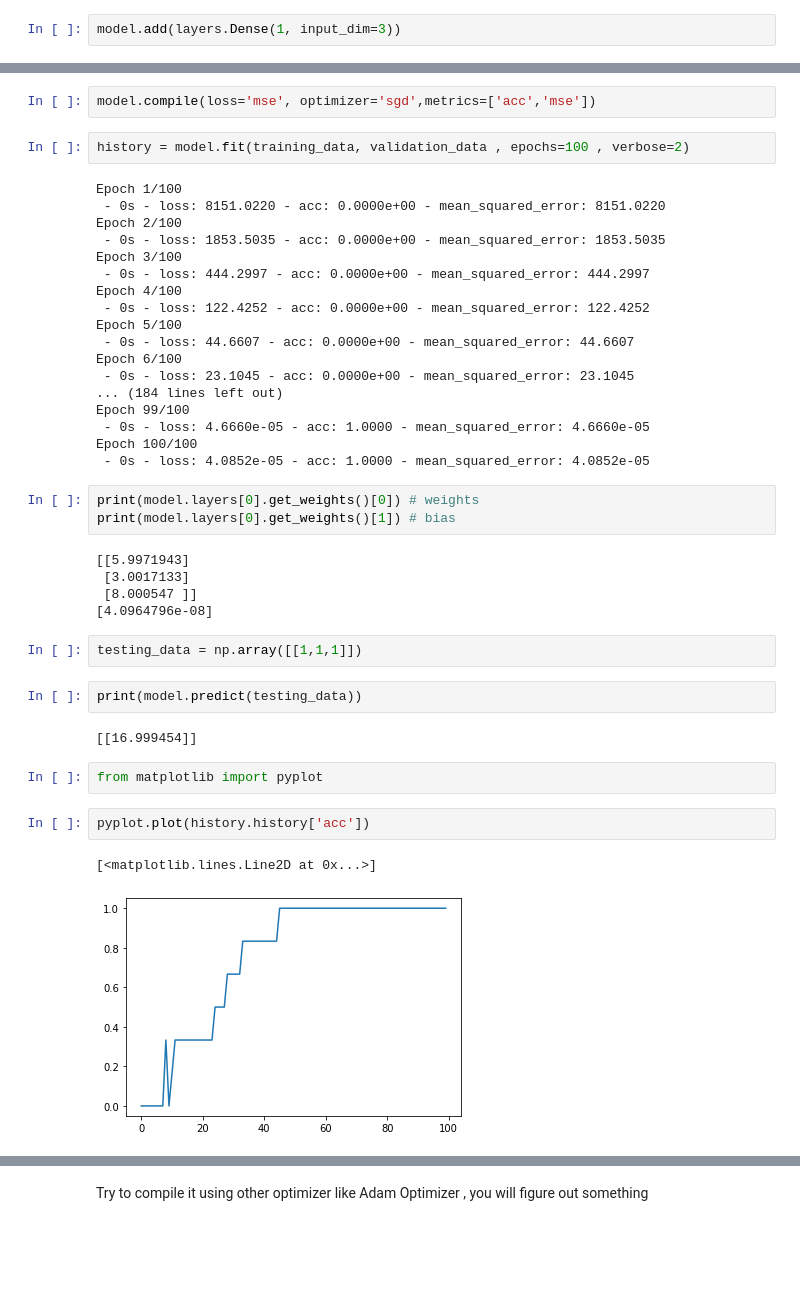
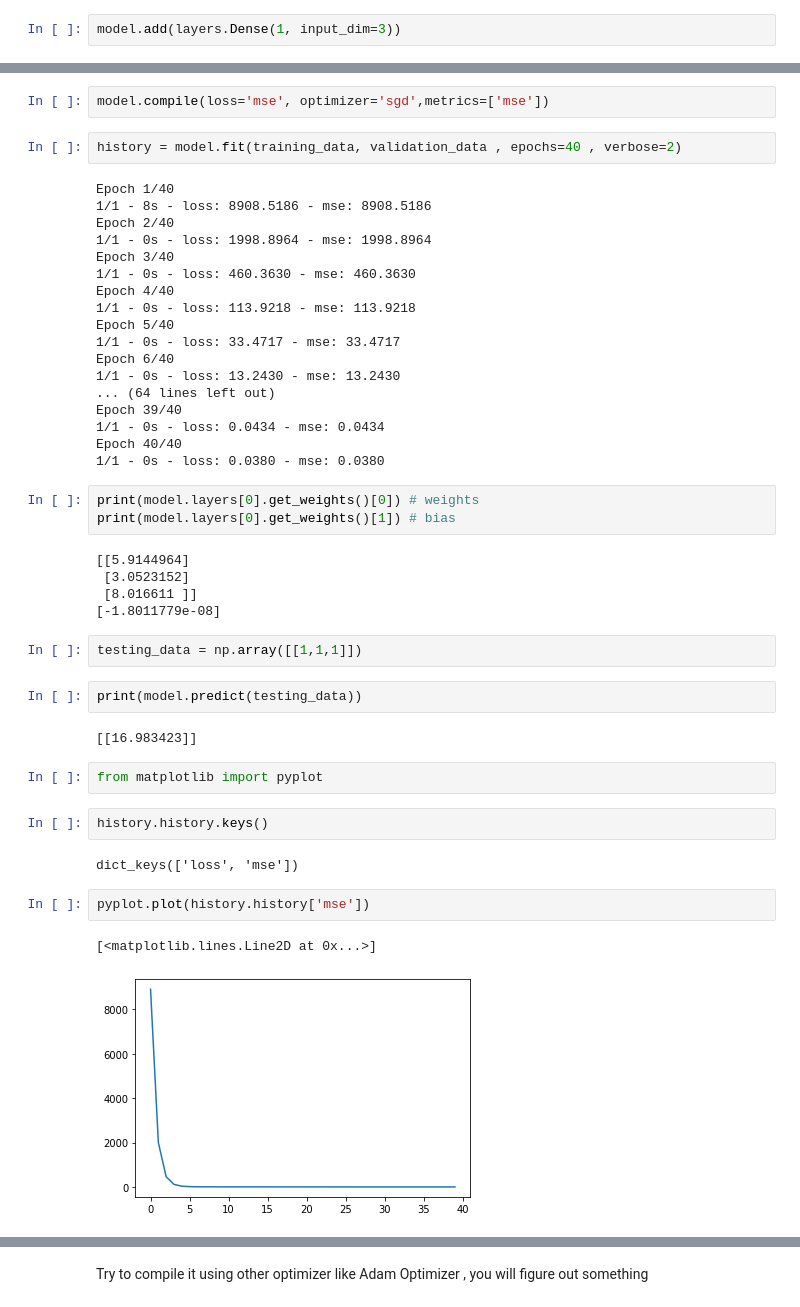
Before and after one commit to winggo12/HKU_ELRN1902_Basic-in-AI-for-Keras, a Jupyter notebook: Code/Example 1 Multivariable Prediction.ipynb, the cells around one changed output, grey strips where cells are left out. Cells and saved outputs as stored; diff of their text form; blank space fills up the shorter version.

```diff
--- a/Code/Example 1 Multivariable Prediction.ipynb
+++ b/Code/Example 1 Multivariable Prediction.ipynb
@@ -27,45 +25,49 @@ Image(url="https://live.staticflickr.com/65535/48237211596_f35775f553_b.jpg", wi
 # %% [output]
 [interactive output not drawn]
 # %%
-model.compile(loss='mse', optimizer='sgd',metrics=['acc','mse'])
+model.compile(loss='mse', optimizer='sgd',metrics=['mse'])
 # %%
-history = model.fit(training_data, validation_data , epochs=100 , verbose=2)
+history = model.fit(training_data, validation_data , epochs=40 , verbose=2)
 # %% [output]
-Epoch 1/100
- - 0s - loss: 8151.0220 - acc: 0.0000e+00 - mean_squared_error: 8151.0220
-Epoch 2/100
- - 0s - loss: 1853.5035 - acc: 0.0000e+00 - mean_squared_error: 1853.5035
-Epoch 3/100
- - 0s - loss: 444.2997 - acc: 0.0000e+00 - mean_squared_error: 444.2997
-Epoch 4/100
- - 0s - loss: 122.4252 - acc: 0.0000e+00 - mean_squared_error: 122.4252
-Epoch 5/100
- - 0s - loss: 44.6607 - acc: 0.0000e+00 - mean_squared_error: 44.6607
-Epoch 6/100
- - 0s - loss: 23.1045 - acc: 0.0000e+00 - mean_squared_error: 23.1045
-... (184 lines left out)
-Epoch 99/100
- - 0s - loss: 4.6660e-05 - acc: 1.0000 - mean_squared_error: 4.6660e-05
-Epoch 100/100
- - 0s - loss: 4.0852e-05 - acc: 1.0000 - mean_squared_error: 4.0852e-05
+Epoch 1/40
+1/1 - 8s - loss: 8908.5186 - mse: 8908.5186
+Epoch 2/40
+1/1 - 0s - loss: 1998.8964 - mse: 1998.8964
+Epoch 3/40
+1/1 - 0s - loss: 460.3630 - mse: 460.3630
+Epoch 4/40
+1/1 - 0s - loss: 113.9218 - mse: 113.9218
+Epoch 5/40
+1/1 - 0s - loss: 33.4717 - mse: 33.4717
+Epoch 6/40
+1/1 - 0s - loss: 13.2430 - mse: 13.2430
+... (64 lines left out)
+Epoch 39/40
+1/1 - 0s - loss: 0.0434 - mse: 0.0434
+Epoch 40/40
+1/1 - 0s - loss: 0.0380 - mse: 0.0380
 # %%
 print(model.layers[0].get_weights()[0]) # weights
 print(model.layers[0].get_weights()[1]) # bias
 # %% [output]
-[[5.9971943]
- [3.0017133]
- [8.000547 ]]
-[4.0964796e-08]
+[[5.9144964]
+ [3.0523152]
+ [8.016611 ]]
+[-1.8011779e-08]
 # %%
 testing_data = np.array([[1,1,1]])
 # %%
 print(model.predict(testing_data))
 # %% [output]
-[[16.999454]]
+[[16.983423]]
 # %%
 from matplotlib import pyplot
+# %%
+history.history.keys()
+# %% [output]
+dict_keys(['loss', 'mse'])
 # %%
-pyplot.plot(history.history['acc'])
+pyplot.plot(history.history['mse'])
 # %% [output]
 [<matplotlib.lines.Line2D at 0x...>]
-[figure, old version]
+[figure, new version]
```
Also changed, not shown: parts of 7 cells of this notebook, 3 other files.
